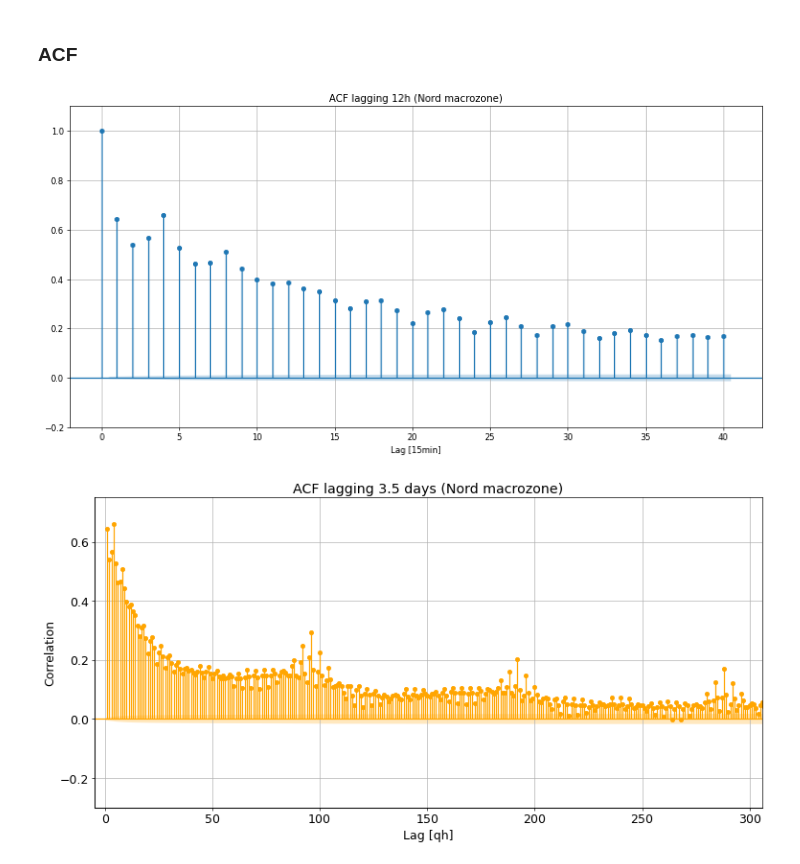
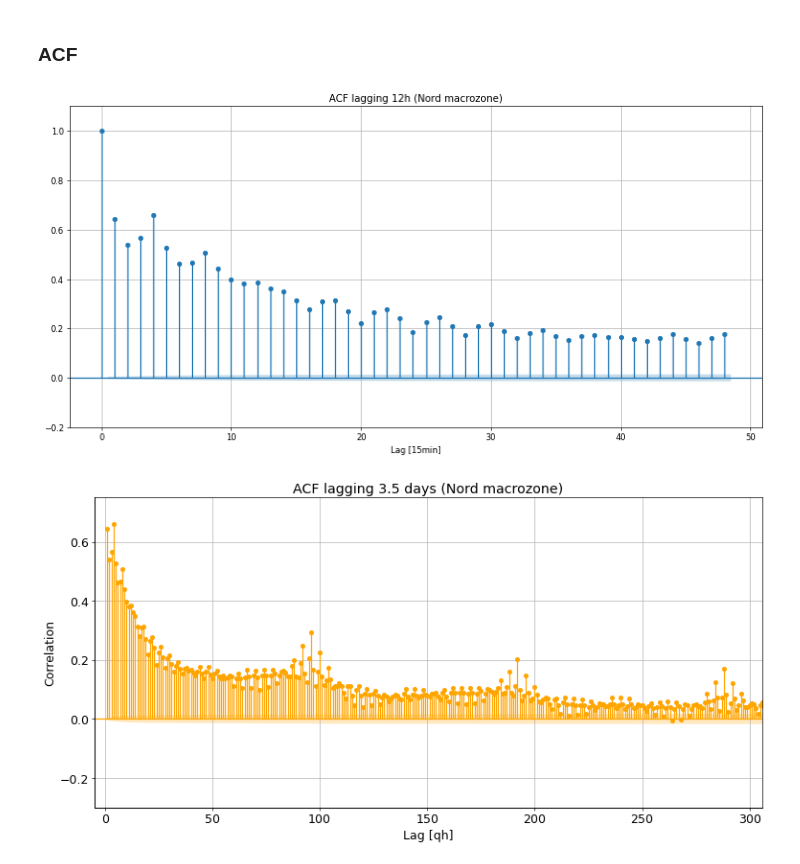
Before and after one commit to samueledelia/Italian-imbalance-forecasting, a Jupyter notebook: notebook/data_exploration/imbalance.ipynb, the cells around one changed output. Drawn from its saved outputs; the diff is of its cells as text; code cells hidden in the pictures.

```diff
--- a/notebook/data_exploration/imbalance.ipynb
+++ b/notebook/data_exploration/imbalance.ipynb
@@ -363,14 +361,14 @@ plt.show()
 <h3> ACF </h3>
 # %%
 fig, ax = plt.subplots(figsize=(15, 7), dpi=60)
-sm.graphics.tsa.plot_acf(qh_nord["SBIL_MWH"], alpha=.05, lags=4*10,
+sm.graphics.tsa.plot_acf(qh_nord["SBIL_MWH"], alpha=.05, lags=4*12,
                          ax=ax, title="ACF lagging 12h (Nord macrozone)")
 plt.ylim([-0.2,1.1])
 plt.xlabel('Lag [15min]')
 plt.grid()
 plt.show()
 # %% [output]
-[figure, old version]
+[figure, new version]
 # %%
 from matplotlib.collections import PolyCollection
 
```
Also changed, not shown: parts of 18 cells of this notebook, 7 other files.
